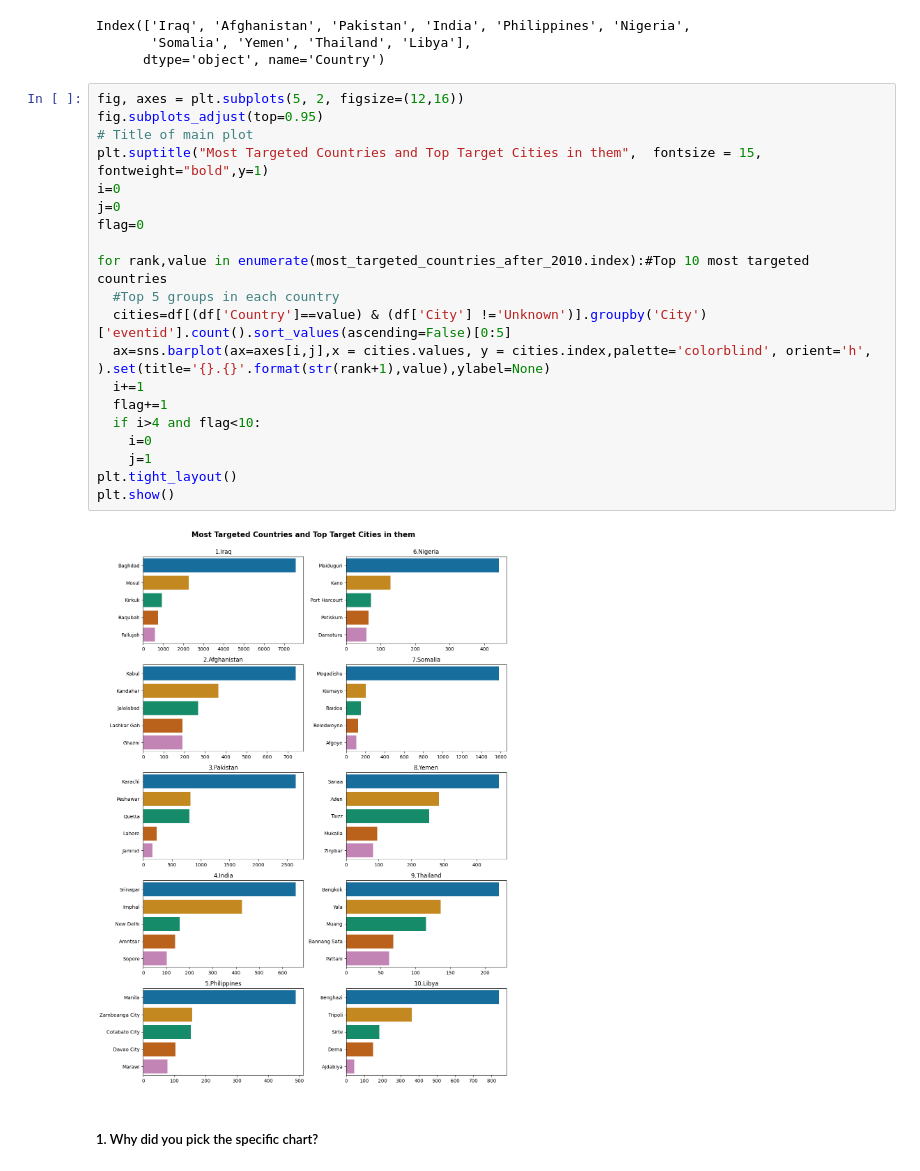
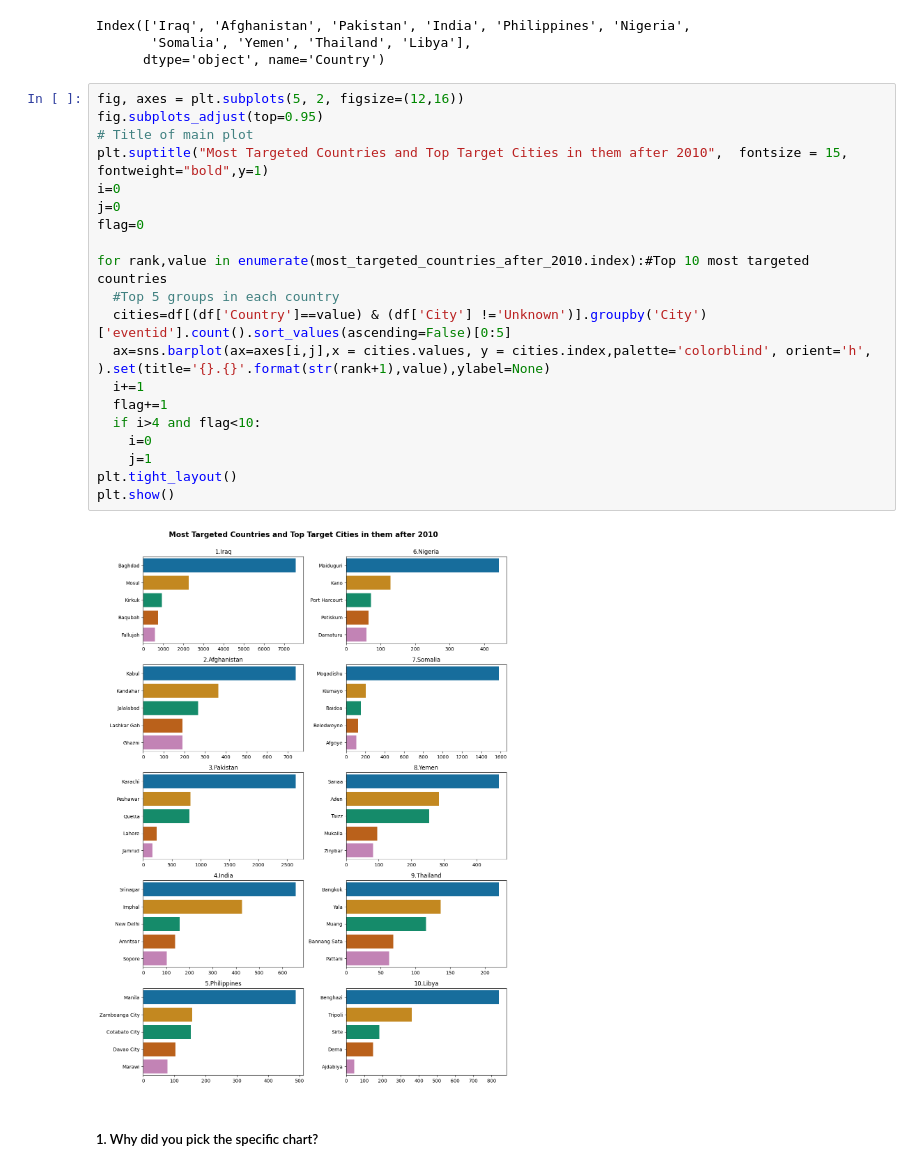
Before and after one commit to Mansi67/Global_Terrorism_Dataset_EDA, a Jupyter notebook: Global_Terrorism_Dataset_EDA.ipynb, the cells around one changed output. Saved outputs shown, nothing was run; the diff lists cells and outputs as text.

```diff
--- a/Global_Terrorism_Dataset_EDA.ipynb
+++ b/Global_Terrorism_Dataset_EDA.ipynb
@@ -1345,25 +1365,25 @@ Index(['Iraq', 'Afghanistan', 'Pakistan', 'India', 'Philippines', 'Nigeria',
 # %%
 fig, axes = plt.subplots(5, 2, figsize=(12,16))
 fig.subplots_adjust(top=0.95)
 # Title of main plot
-plt.suptitle("Most Targeted Countries and Top Target Cities in them",  fontsize = 15, fontweight="bold",y=1)
+plt.suptitle("Most Targeted Countries and Top Target Cities in them after 2010",  fontsize = 15, fontweight="bold",y=1)
 i=0
 j=0
 flag=0
 
 for rank,value in enumerate(most_targeted_countries_after_2010.index):#Top 10 most targeted countries
   #Top 5 groups in each country
   cities=df[(df['Country']==value) & (df['City'] !='Unknown')].groupby('City')['eventid'].count().sort_values(ascending=False)[0:5]
   ax=sns.barplot(ax=axes[i,j],x = cities.values, y = cities.index,palette='colorblind', orient='h', ).set(title='{}.{}'.format(str(rank+1),value),ylabel=None)
   i+=1
   flag+=1
   if i>4 and flag<10:
     i=0
     j=1
 plt.tight_layout()
 plt.show()
 # %% [output]
-[figure, old version]
+[figure, new version]
 # %% [markdown]
 ##### 1. Why did you pick the specific chart?
 # %% [markdown]
```
Also changed, not shown: parts of 11 cells of this notebook.
